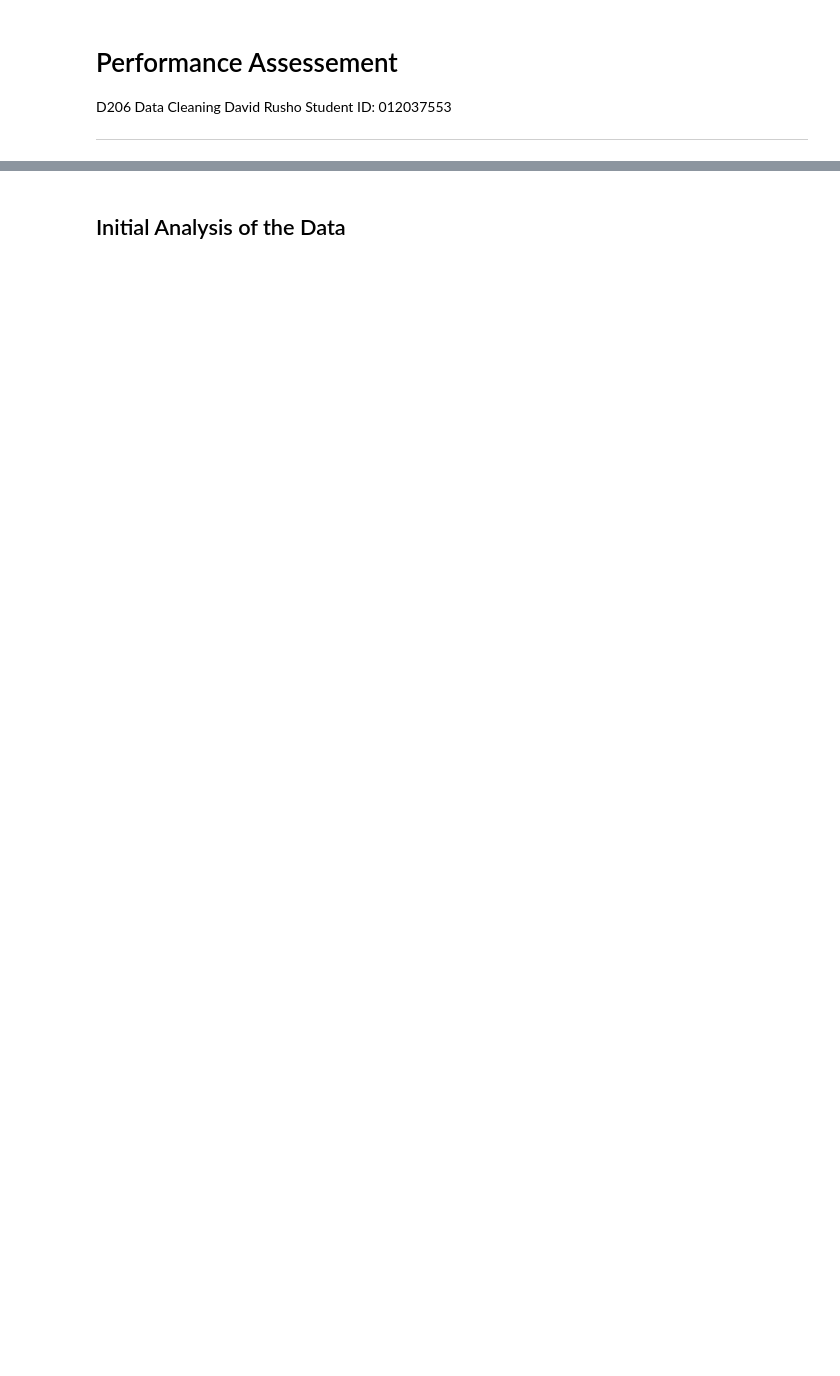
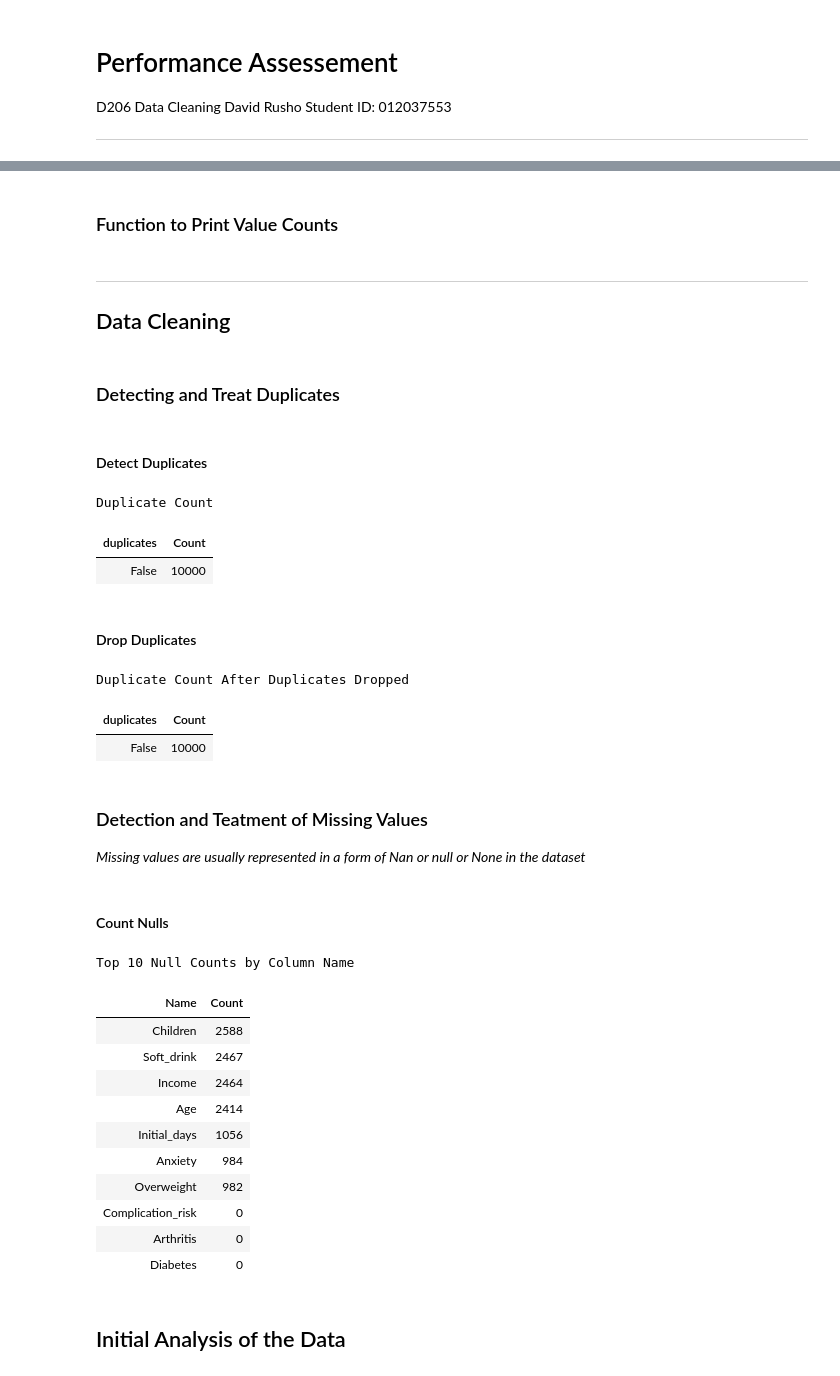
Before and after one commit to drusho/WGU, a Jupyter notebook: d206 - Data Cleaning/Assessment/assessment.ipynb, the cells around one changed output, grey strips where cells are left out. Saved outputs shown, nothing was run; the diff lists cells and outputs as text; code cells hidden in the pictures; blank space fills up the shorter version.

```diff
--- a/d206 - Data Cleaning/Assessment/assessment.ipynb
+++ b/d206 - Data Cleaning/Assessment/assessment.ipynb
@@ -36,2 +70,79 @@ med_df.head(3)
+# %% [markdown]
+### Function to Print Value Counts
+# %%
+# function to print value counts
+def print_counts(data_counts, column_name, max_rows=None):
+    sorted_counts = data_counts.sort_values(ascending=False)
+    table = prettytable.PrettyTable(
+        [column_name, "Count"])  # Create table with headers
+    if max_rows:
+        sorted_counts = sorted_counts.head(max_rows)
+    for value, count in sorted_counts.items():
+        table.add_row([value, count])
+    return table
+# %% [markdown]
+---
+
+## Data Cleaning
+# %% [markdown]
+### Detecting and Treat Duplicates
+# %% [markdown]
+#### Detect Duplicates
+# %%
+# Determine duplicate count of dataframe
+# Resource: https://note.nkmk.me/en/python-pandas-duplicated-drop-duplicates/
+dup_count = med_df.duplicated().value_counts()
+
+# print value counts of duplicates in descending order
+print("Duplicate Count")
+print_counts(dup_count, "duplicates")
+# %% [output]
+Duplicate Count
+| duplicates | Count |
+| False | 10000 |
+# %% [markdown]
+#### Drop Duplicates
+# %%
+# Create a copy of the original dataframe
+df_dup_drop = med_df.copy()
+
+# Determine duplicate count of new dataframe copy
+# Resource: https://note.nkmk.me/en/python-pandas-duplicated-drop-duplicates/
+df_dup_drop = med_df.drop_duplicates()
+dup_count2 = df_dup_drop.duplicated().value_counts()
+
+# print value counts of duplicates in descending order
+print('Duplicate Count After Duplicates Dropped')
+print_counts(dup_count2, 'duplicates')
+# %% [output]
+Duplicate Count After Duplicates Dropped
+| duplicates | Count |
+| False | 10000 |
+# %% [markdown]
+### Detection and Teatment of Missing Values
+
+_Missing values are usually represented in a form of Nan or null or None in the dataset_
+# %% [markdown]
+#### Count Nulls
+# %%
+# count nulls by column
+df_isnull = df_dup_drop.isnull().sum(axis=0)
+
+# print value counts of nulls in descending order
+print("Top 10 Null Counts by Column Name")
+print_counts(df_isnull, "Name", 10)  # .plot(kind="barh")
+# %% [output]
+Top 10 Null Counts by Column Name
+| Name | Count |
+| Children | 2588 |
+| Soft_drink | 2467 |
+| Income | 2464 |
+| Age | 2414 |
+| Initial_days | 1056 |
+| Anxiety | 984 |
+| Overweight | 982 |
+| Complication_risk | 0 |
+| Arthritis | 0 |
+| Diabetes | 0 |
 # %% [markdown]
 ## Initial Analysis of the Data
```
Also changed, not shown: parts of 20 cells of this notebook.
